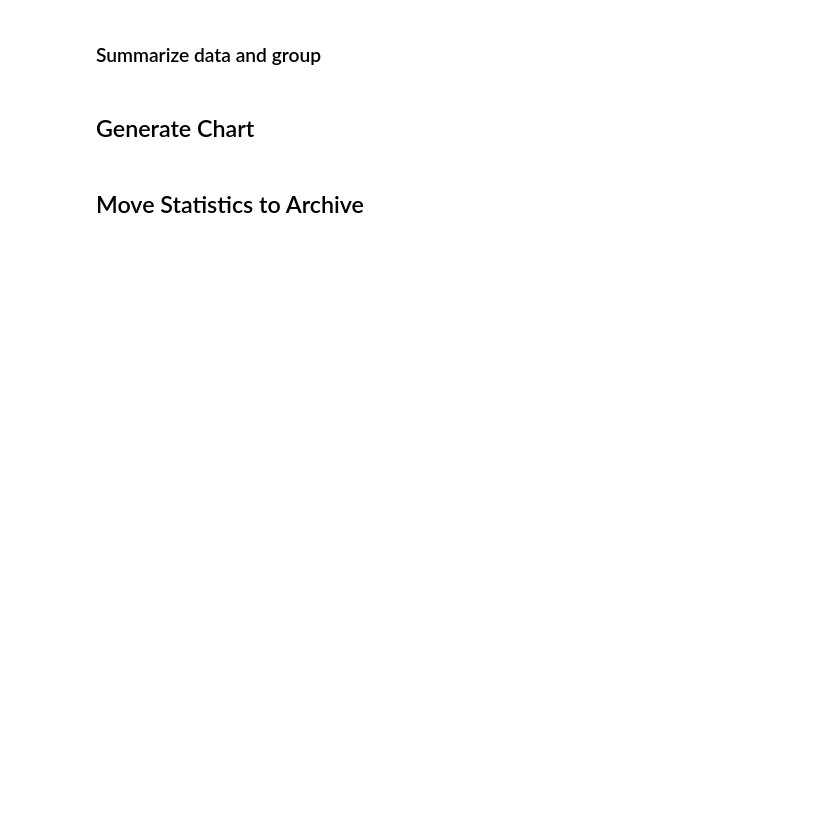
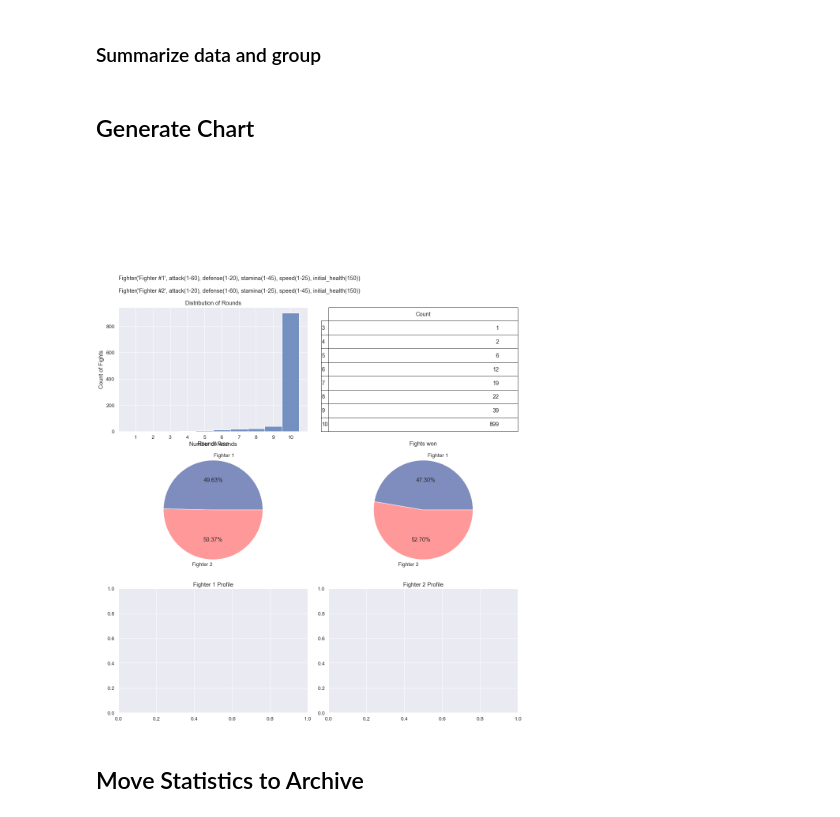
Before and after one commit to alex-datawise/FighterCalibrationModel, a Jupyter notebook: FighterCalibrationModel.ipynb, the cells around one changed output. Saved outputs shown, nothing was run; the diff lists cells and outputs as text; code cells hidden in the pictures; blank space fills up the shorter version.

```diff
--- a/FighterCalibrationModel.ipynb
+++ b/FighterCalibrationModel.ipynb
@@ -46,8 +64,18 @@ df_fightround = df[['fight_number','fight_round']]
 df_grouped = df_fightround.groupby('fight_number')
 df_max = df_grouped.max().reset_index()
 
-f1_winner_balance = df[df.fighter1_win == True].shape[0]/len(df)
-f2_winner_balance = df[df.fighter2_win == True].shape[0]/len(df)
+f1_winner_balance_round = df[df.fighter1_win == True].shape[0]/len(df)
+f2_winner_balance_round = df[df.fighter2_win == True].shape[0]/len(df)
+
+pd.set_option("display.max_rows", None, "display.max_columns", None)
+
+df_group = df.groupby(['fight_number'], sort=False)[['fight_round', 'fighter1_health_out', 'fighter2_health_out']].agg({'fighter1_health_out': ['min'], 'fighter2_health_out': ['min']})
+
+df_group['winner'] = 2
+df_group.loc[df_group['fighter1_health_out']['min'] > df_group['fighter2_health_out']['min'], 'winner'] = 1
+
+f1_winner_balance_fight = df_group[df_group.winner == 1].shape[0]/len(df_group)
+f2_winner_balance_fight = df_group[df_group.winner == 2].shape[0]/len(df_group)
 # %% [markdown]
 ## Generate Chart
 # %%
@@ -55,50 +83,67 @@ import seaborn as sns
 import matplotlib.pyplot as plt
 import numpy as np
 
-fig, axs = plt.subplots(2, 3, figsize=(13, 7))
+fig, axs = plt.subplots(nrows=4, ncols=2, figsize=(15, 20))
+plt.tight_layout()
 
 # define axs[0,0] to [0,2]  (fighter stats)
-fig.set_tight_layout(False)
+#fig.set_tight_layout(False)
 axs[0,0].axis('off')
 axs[0,1].axis('off')
-axs[0,2].axis('off')
 axs[0,0].text(0,0,f2.__str__(), va="center")
 axs[0,0].text(0,0.1,f1.__str__(), va="center")
 
 # define axs[1,0] (plot)
 
 sns.set(style="darkgrid", font_scale=1.2)
 
 chart = sns.histplot(
                     data=df_max,
                     x="fight_round",
                     ax=axs[1,0],
                     discrete=True
                     )
 
 chart.set(
             xticks=[1,2,3,4,5,6,7,8,9,10],
             xlabel="Number of Rounds",
             ylabel="Count of Fights",
             title="Distribution of Rounds",
             xlim=(0,11)
         )
 
 # define axs[1,1] (table)
 
-plt.rcParams["figure.autolayout"] = True
+#plt.rcParams["figure.autolayout"] = True
 v = pd.DataFrame(df_max['fight_round'].value_counts()).sort_index()
 axs[1,1].axis('off')
 table = axs[1,1].table(cellText=v.values, rowLabels=v.index, bbox=[0,0,1,1], colLabels=["Count"])
 
-# define axs[1,2] (winner/loser balance)
+# define axs[2,0] (winner/loser balance in Rounds)
 
-axs[1,2].pie([f1_winner_balance, f2_winner_balance],
+axs[2,0].pie([f1_winner_balance_round, f2_winner_balance_round],
            labels = ['Fighter 1', 'Fighter 2'],
            colors = ['#7e8cbe','#ff9999'], autopct='%.2f%%')
 
-axs[1,2].set_title('Rounds won')
+axs[2,0].set_title('Rounds won')
+
+
+# define axs[2,1] (winner/loser balance in Fights)
+axs[2,1].pie([f1_winner_balance_fight, f2_winner_balance_fight],
+           labels = ['Fighter 1', 'Fighter 2'],
+           colors = ['#7e8cbe','#ff9999'], autopct='%.2f%%')
+
+axs[2,1].set_title('Fights won')
+
+#define axs[3,0] (Fighter 1 profile)
+axs[3,0].set_title('Fighter 1 Profile')
+
+#define axs[3,1] (Fighter 2 profile)
+axs[3,1].set_title('Fighter 2 Profile')
+
 plt.show()
+# %% [output]
+[figure, added]
 # %% [markdown]
 ## Move Statistics to Archive
 # %%
```
Also changed, not shown: parts of 1 cell of this notebook.
